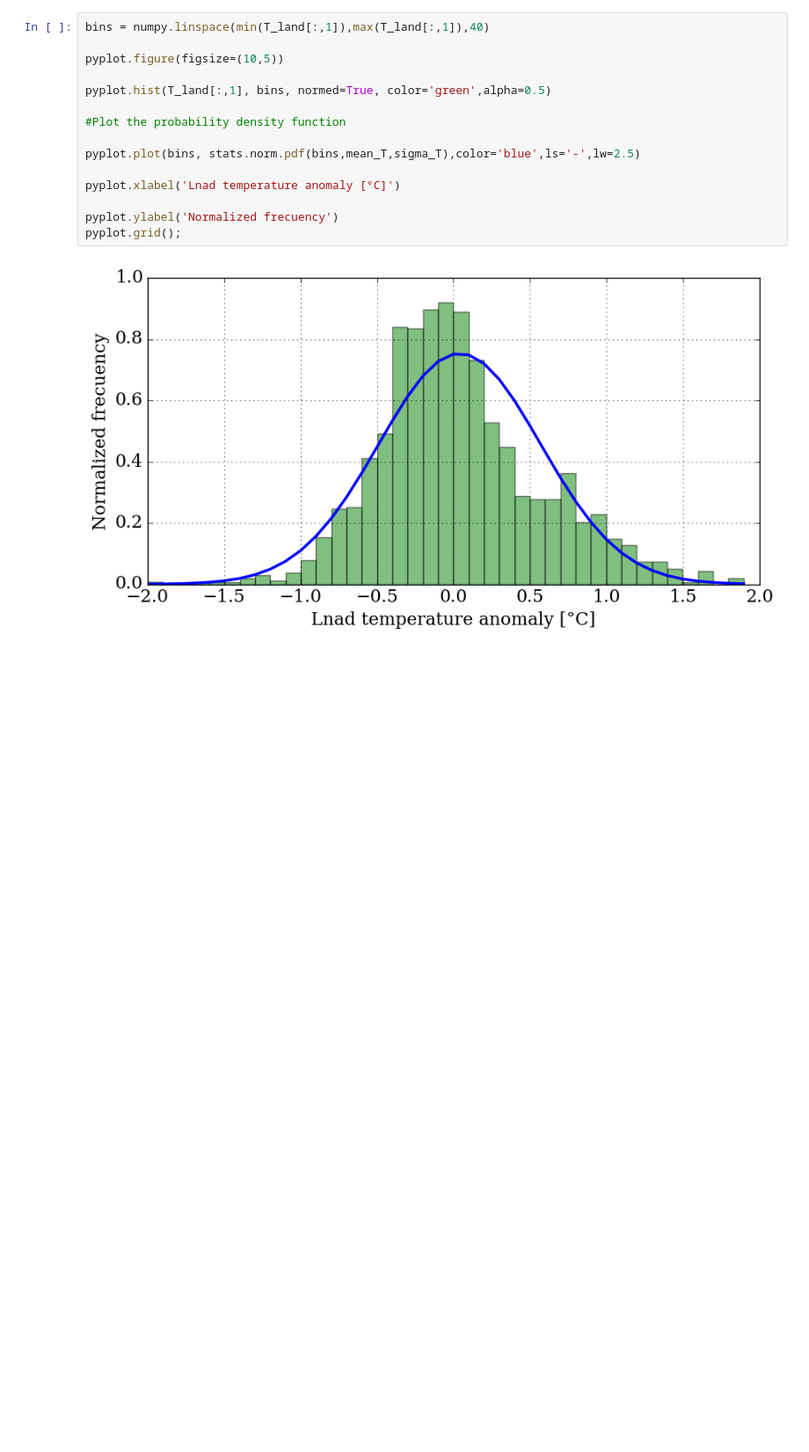
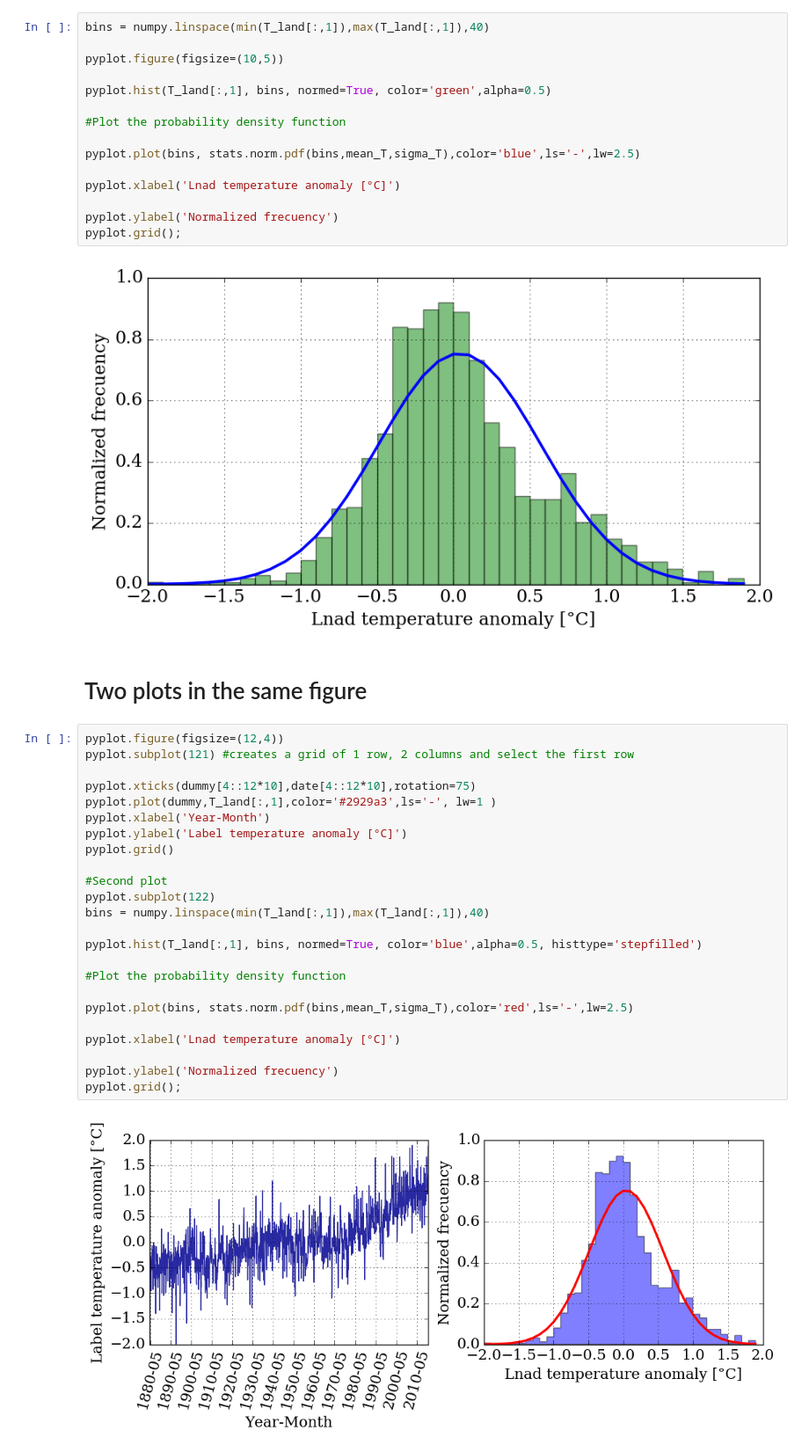
Before and after one commit to mcisternasf28/notebook, a Jupyter notebook: The_python_scientific_stack.ipynb, the cells around one changed output. Shown: that part at 88% size. Drawn from its saved outputs; the diff is of its cells as text; blank space fills up the shorter version.

```diff
--- a/The_python_scientific_stack.ipynb
+++ b/The_python_scientific_stack.ipynb
@@ -175,3 +175,31 @@ pyplot.ylabel('Normalized frecuency')
 pyplot.grid();
 # %% [output]
 [figure]
+# %% [markdown]
+# Two plots in the same figure
+# %%
+pyplot.figure(figsize=(12,4))
+pyplot.subplot(121) #creates a grid of 1 row, 2 columns and select the first row
+
+pyplot.xticks(dummy[4::12*10],date[4::12*10],rotation=75)
+pyplot.plot(dummy,T_land[:,1],color='#2929a3',ls='-', lw=1 )
+pyplot.xlabel('Year-Month')
+pyplot.ylabel('Label temperature anomaly [°C]')
+pyplot.grid()
+
+#Second plot
+pyplot.subplot(122)
+bins = numpy.linspace(min(T_land[:,1]),max(T_land[:,1]),40)
+
+pyplot.hist(T_land[:,1], bins, normed=True, color='blue',alpha=0.5, histtype='stepfilled')
+
+#Plot the probability density function
+
+pyplot.plot(bins, stats.norm.pdf(bins,mean_T,sigma_T),color='red',ls='-',lw=2.5)
+
+pyplot.xlabel('Lnad temperature anomaly [°C]')
+
+pyplot.ylabel('Normalized frecuency')
+pyplot.grid();
+# %% [output]
+[figure, added]
```
